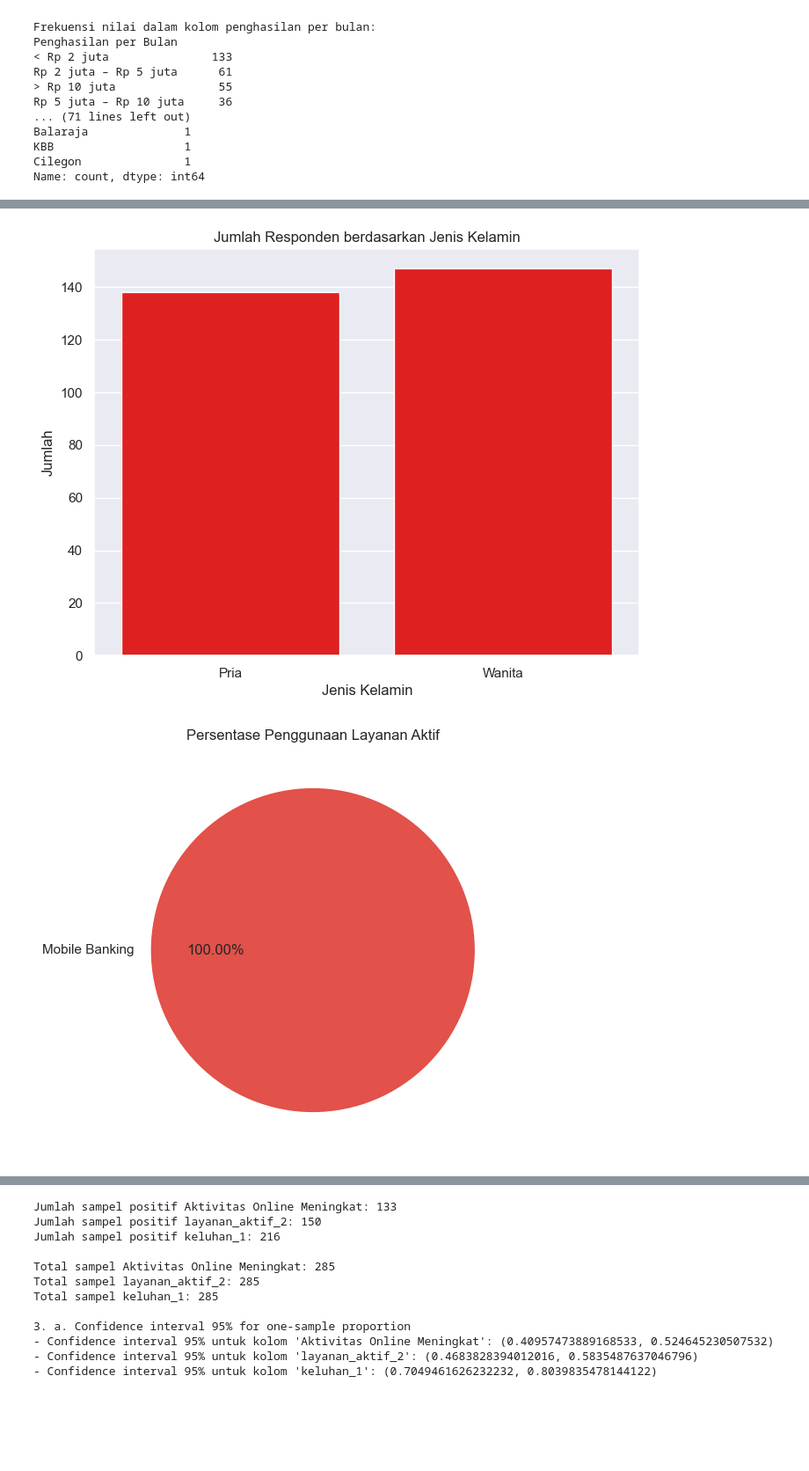
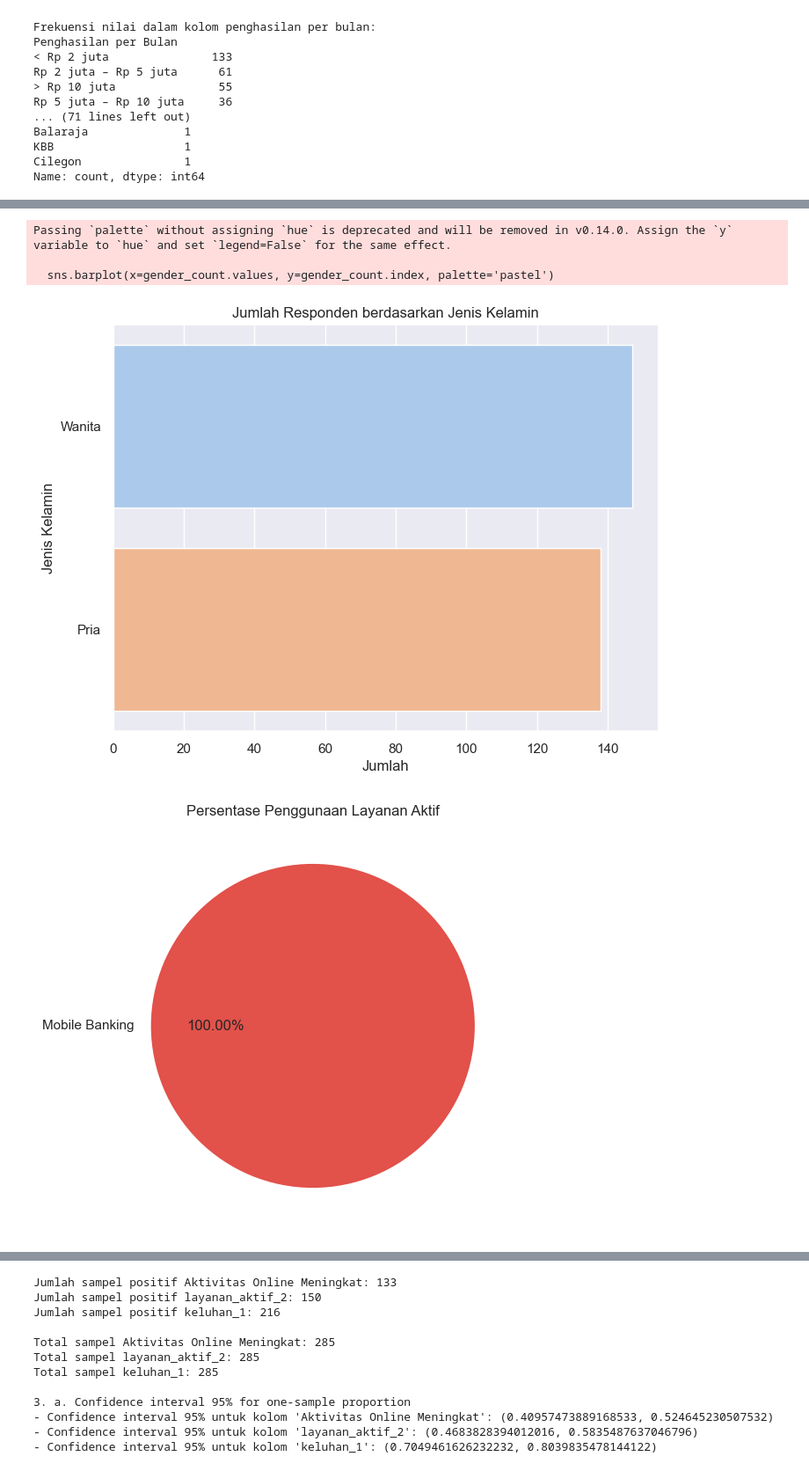
Before and after one commit to StefenSutandi/TugasBesarProbstat, a Jupyter notebook: Tugas Besar Probstat 2 Stefen Sutandi.ipynb, the cells around one changed output, grey strips where cells are left out. Shown at 88% size. Cells and saved outputs as stored; diff of their text form; code cells hidden in the pictures; blank space fills up the shorter version.

```diff
--- a/Tugas Besar Probstat 2 Stefen Sutandi.ipynb
+++ b/Tugas Besar Probstat 2 Stefen Sutandi.ipynb
@@ -102,36 +102,40 @@ plt.title('Swarm Plot Distribusi Penghasilan per Bulan')
 plt.show()
 
 # c. Visualisasi data Jumlah Responden berdasarkan Jenis Kelamin
+gender_count = data['Jenis Kelamin'].value_counts()
 plt.figure(figsize=(8, 6))
-sns.countplot(x='Jenis Kelamin', data=data, color='red')
-plt.xlabel('Jenis Kelamin')
-plt.ylabel('Jumlah')
+sns.barplot(x=gender_count.values, y=gender_count.index, palette='pastel')
+plt.xlabel('Jumlah')
+plt.ylabel('Jenis Kelamin')
 plt.title('Jumlah Responden berdasarkan Jenis Kelamin')
 plt.show()
 
 # d. Visualisasi data Persentase Penggunaan Layanan Aktif
 plt.figure(figsize=(8, 6))
 data['layanan_aktif_1'].value_counts().plot(kind = 'pie', colors = palette_color, autopct = '%.2f%%')
 plt.title('Persentase Penggunaan Layanan Aktif')
 plt.ylabel('')
 plt.show()
 
 # e. Visualisasi data Jumlah Responden berdasarkan Pekerjaan
 plt.figure(figsize=(10, 6))
-sns.countplot(y='Pekerjaan', data=data, order=data['Pekerjaan'].value_counts().index, color='yellow')
+sns.countplot(y='Pekerjaan', data=data, order=data['Pekerjaan'].value_counts().head(10).index, color='yellow')
 plt.xlabel('Jumlah Responden')
 plt.title('Jumlah Responden berdasarkan Pekerjaan')
 plt.show()
 
 # e. Visualisasi data Jumlah Responden berdasarkan Lokasi Domisili
 top_locations = data['Domisili'].value_counts().head(10)
 plt.figure(figsize=(10, 6))
 top_locations.plot(kind='area', color='pink')
 plt.xlabel('Jumlah Responden')
 plt.title('Jumlah Responden berdasarkan Lokasi Domisili')
 plt.show()
 # %% [output]
 [figure]
 [figure]
+Passing `palette` without assigning `hue` is deprecated and will be removed in v0.14.0. Assign the `y` variable to `hue` and set `legend=False` for the same effect.
+
+  sns.barplot(x=gender_count.values, y=gender_count.index, palette='pastel')
-[figure, old version]
+[figure, new version]
 [figure]
```
Also changed, not shown: parts of 4 cells of this notebook.
